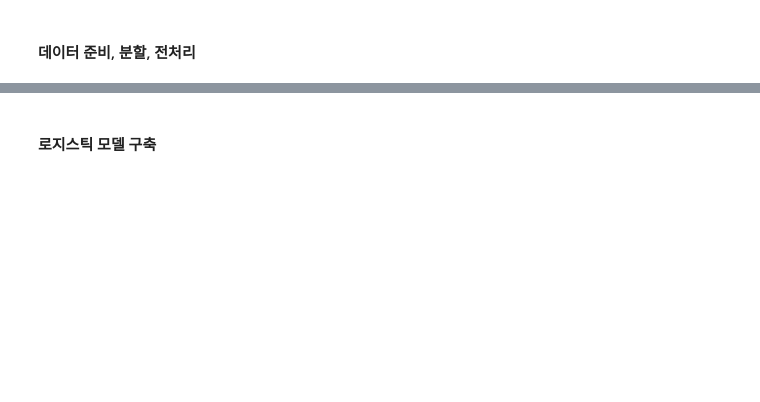
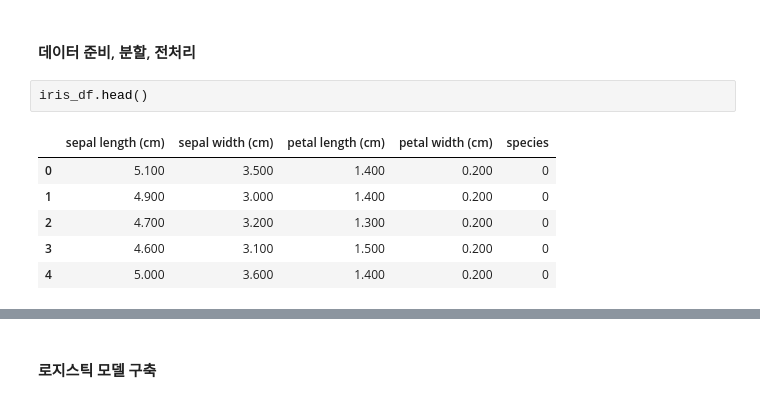
Before and after one commit to Minsoo0405/ML, a Jupyter notebook: 수업자료/270.0 로지스틱 회귀.ipynb, the cells around one changed output, grey strips where cells are left out. Saved outputs shown, nothing was run; the diff lists cells and outputs as text; blank space fills up the shorter version.

```diff
--- a/수업자료/270.0 로지스틱 회귀.ipynb
+++ b/수업자료/270.0 로지스틱 회귀.ipynb
@@ -283,4 +360,13 @@ sns.pairplot(iris_df, hue='species');
 # %% [markdown]
 #### 데이터 준비, 분할, 전처리
+# %%
+iris_df.head()
+# %% [output]
+|  | sepal length (cm) | sepal width (cm) | petal length (cm) | petal width (cm) | species |
+| 0 | 5.100 | 3.500 | 1.400 | 0.200 | 0 |
+| 1 | 4.900 | 3.000 | 1.400 | 0.200 | 0 |
+| 2 | 4.700 | 3.200 | 1.300 | 0.200 | 0 |
+| 3 | 4.600 | 3.100 | 1.500 | 0.200 | 0 |
+| 4 | 5.000 | 3.600 | 1.400 | 0.200 | 0 |
 # %%
 # X, y 설정하기
```
Also changed, not shown: parts of 18 cells of this notebook, 7 other files.
